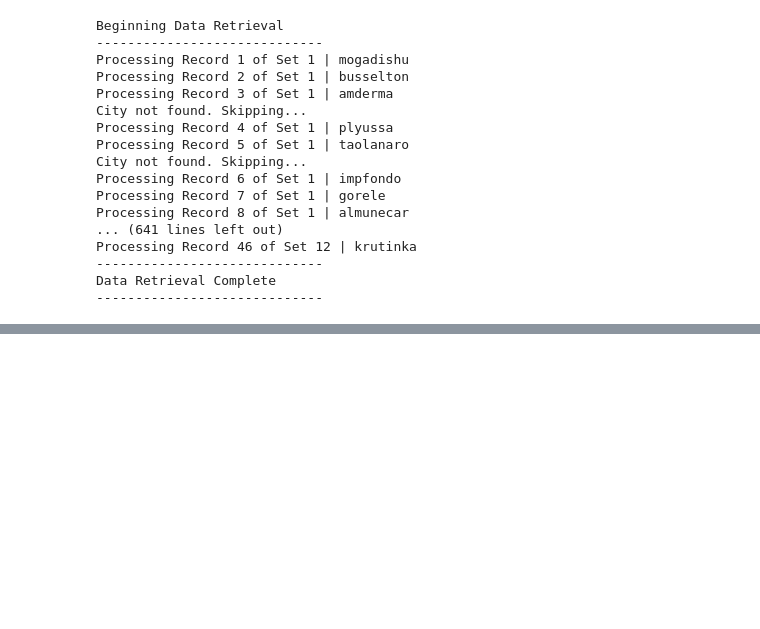
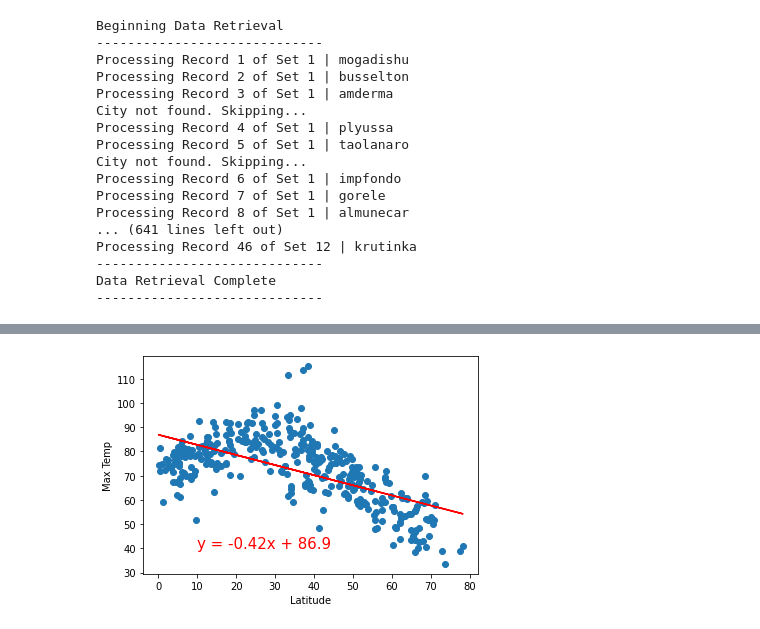
Before and after one commit to shrese/World_Weather_Analysis, a Jupyter notebook: WeatherPy.ipynb, the cells around one changed output, grey strips where cells are left out. Drawn from its saved outputs; the diff is of its cells as text; code cells hidden in the pictures; blank space fills up the shorter version.

Commit message:
added regression charts

```diff
--- a/WeatherPy.ipynb
+++ b/WeatherPy.ipynb
@@ -287,0 +329,7 @@ plt.show()
+# %%
+# We can also filter a DataFrame based on a value of a row. For instance, if we wanted to get all Northern Hemisphere
+# latitudes, for latitudes greater than or equal to 0, we can filter the city_data_df DataFrame using the code
+# city_data_df["Lat"] >= 0. Executing this code will return either "True" or "False" for all the rows that meet these
+#criteria.
+northern_hemi_df = city_data_df.loc[(city_data_df["Lat"] >= 0)]
+northern_hemi_df.head()
@@ -287,0 +353,17 @@ plt.show()
+# %%
+# To generate the linear regression on the maximum temperature for the Northern Hemisphere, we'll need x and y values.
+# Set the x values equal to the latitude column and the y values equal to the maximum temperature column from the
+# northern_hemi_df DataFrame.
+
+# Linear regression on the Northern Hemisphere
+x_values = northern_hemi_df["Lat"]
+y_values = northern_hemi_df["Max Temp"]
+# Call the function.
+plot_linear_regression(x_values, y_values,
+                       'Linear Regression on the Northern Hemisphere \
+                        for Maximum Temperature', 'Max Temp',(10,40))
+
+# If the equation for the regression line doesn't show up on your graph, you can change the text_coordinates until you see
+# the equation.
+# %% [output]
+[figure, added]
```
Also changed, not shown: parts of 28 cells of this notebook, 1 other file.
